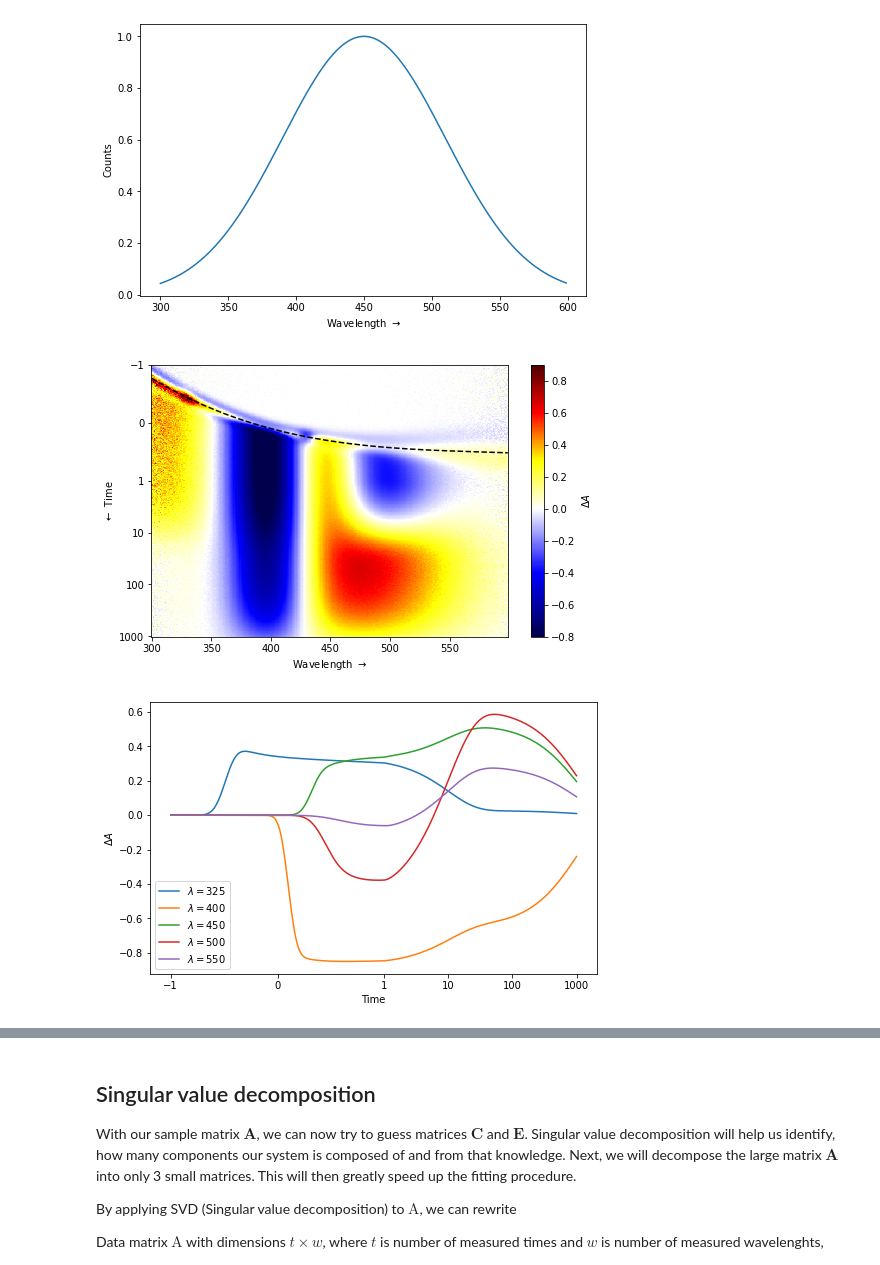
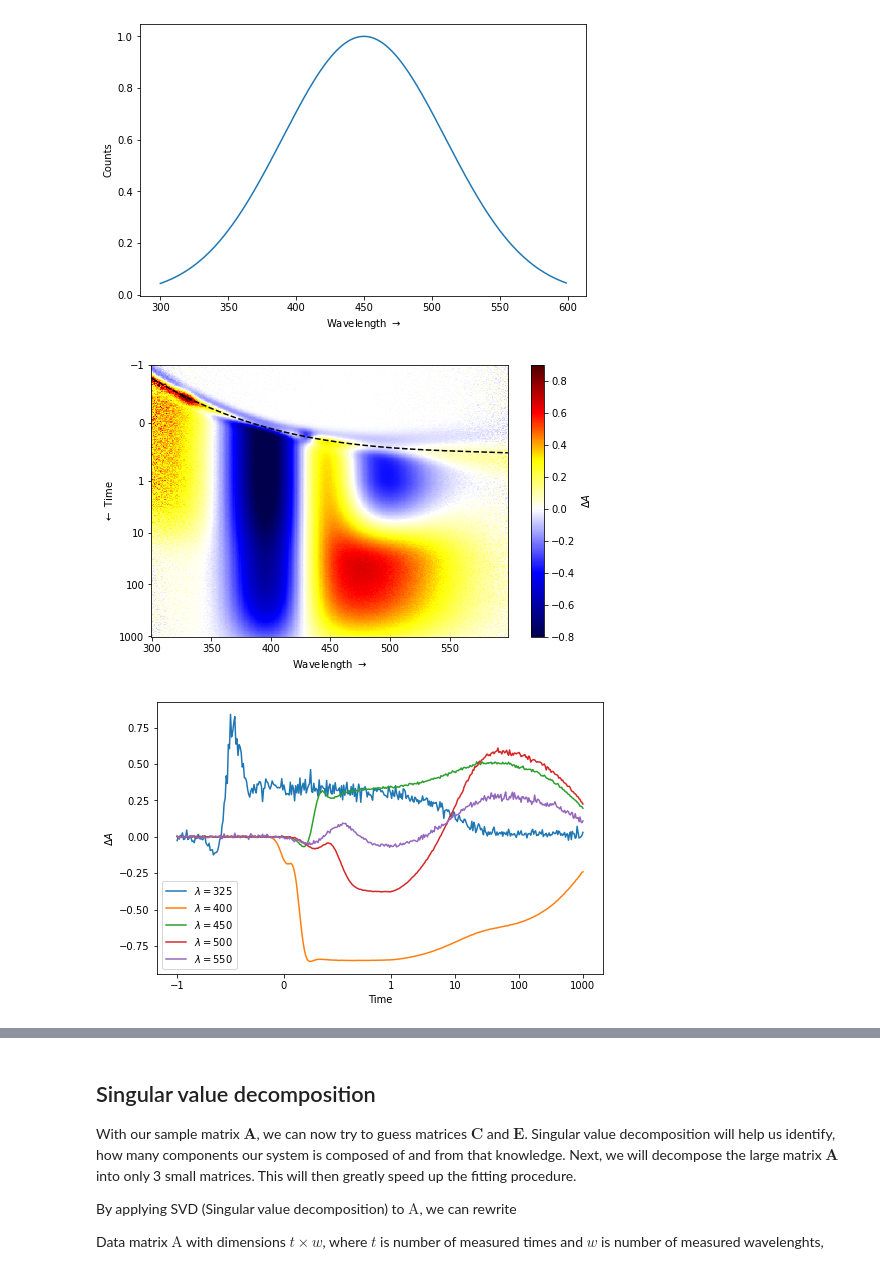
Before and after one commit to dmadea/Jupyter-Tutorials, a Jupyter notebook: Femto + LDM/Femto tutorial.ipynb, the cells around one changed output, grey strips where cells are left out. Saved outputs shown, nothing was run; the diff lists cells and outputs as text; code cells hidden in the pictures.

```diff
--- a/Femto + LDM/Femto tutorial.ipynb
+++ b/Femto + LDM/Femto tutorial.ipynb
@@ -714,16 +716,16 @@ plt.show()
 # %%
 T = 10 ** (-D_full)  # calculate change of transmittance
 I = white * T  # intensity of light after pump
-I_noise = np.random.normal(I, scale=0.004)  # addition of gaussian noise
+I_noise = np.random.normal(I, scale=0.004)  # addition of gaussian noise to the light intesity
 
 # recalculate to differential absorbtion, if noise is too high, it can result in < 0 transmittance therefore giving nan values as absorbances
 D_noise = -np.log10(I_noise/white)
 
 plot_matrix(times, wavelengths, D_noise, mu, zlim=(-0.8, 0.9))
-plot_traces(times, wavelengths, D)
+plot_traces(times, wavelengths, D_noise)
 # %% [output]
-[figure, old version]
+[figure, new version]
-[figure, old version]
+[figure, new version]
 # %% [markdown]
 ## Fitting
 
```
Also changed, not shown: parts of 10 cells of this notebook, 1 other file.
